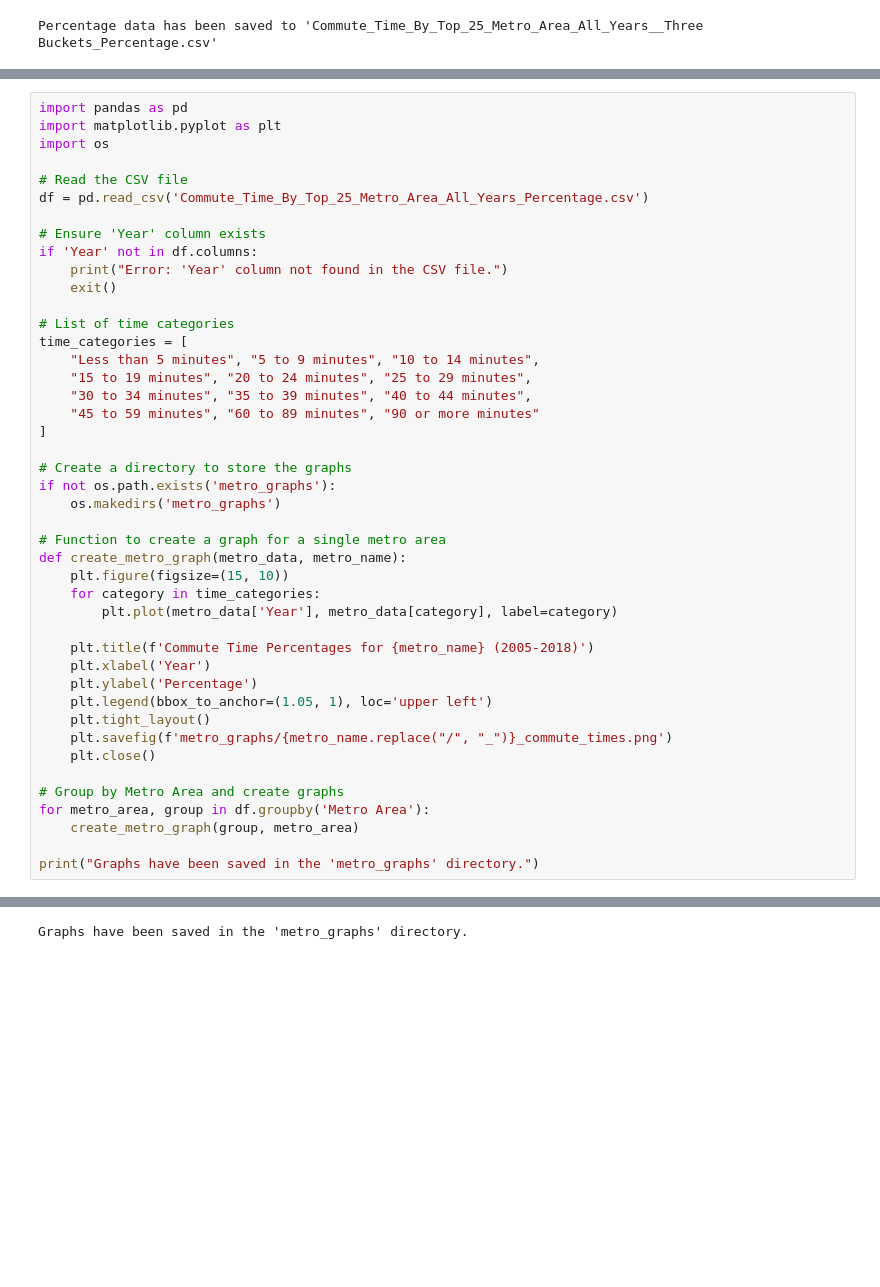
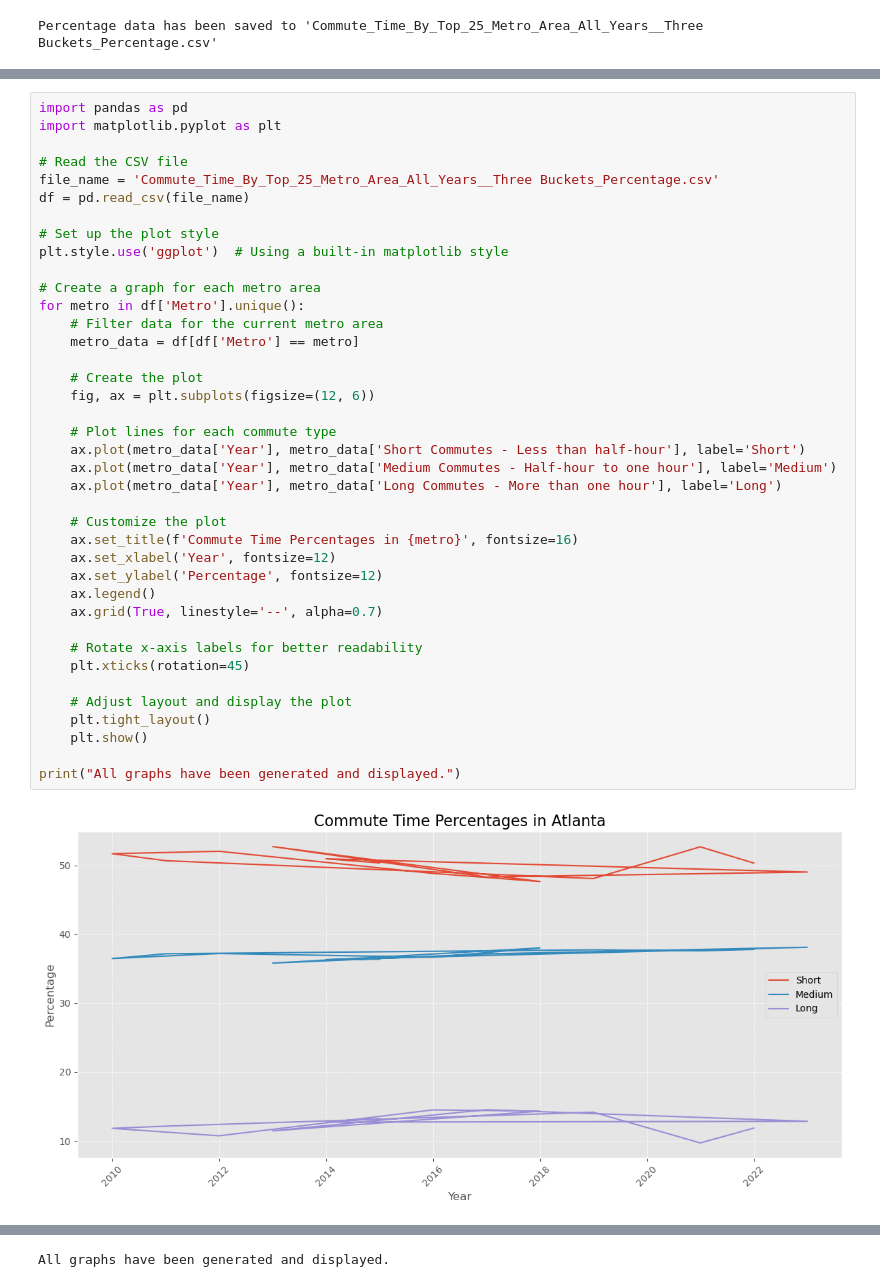
Before and after one commit to tsjohns9/ai-project-2, a Jupyter notebook: Collecting_Data_on_Commute_by_Metro_Area.ipynb, the cells around one changed output, grey strips where cells are left out. Drawn from its saved outputs; the diff is of its cells as text; blank space fills up the shorter version.

```diff
--- a/Collecting_Data_on_Commute_by_Metro_Area.ipynb
+++ b/Collecting_Data_on_Commute_by_Metro_Area.ipynb
@@ -247,45 +275,41 @@ Index(['Metro Area', 'Total', 'Year', 'Short Commutes - Less than half-hour',
 # %%
 import pandas as pd
 import matplotlib.pyplot as plt
-import os
 
 # Read the CSV file
-df = pd.read_csv('Commute_Time_By_Top_25_Metro_Area_All_Years_Percentage.csv')
+file_name = 'Commute_Time_By_Top_25_Metro_Area_All_Years__Three Buckets_Percentage.csv'
+df = pd.read_csv(file_name)
 
-# Ensure 'Year' column exists
-if 'Year' not in df.columns:
-    print("Error: 'Year' column not found in the CSV file.")
-    exit()
+# Set up the plot style
+plt.style.use('ggplot')  # Using a built-in matplotlib style
 
-# List of time categories
-time_categories = [
-    "Less than 5 minutes", "5 to 9 minutes", "10 to 14 minutes",
-    "15 to 19 minutes", "20 to 24 minutes", "25 to 29 minutes",
-    "30 to 34 minutes", "35 to 39 minutes", "40 to 44 minutes",
-    "45 to 59 minutes", "60 to 89 minutes", "90 or more minutes"
-]
+# Create a graph for each metro area
+for metro in df['Metro'].unique():
+    # Filter data for the current metro area
+    metro_data = df[df['Metro'] == metro]
 
-# Create a directory to store the graphs
-if not os.path.exists('metro_graphs'):
-    os.makedirs('metro_graphs')
+    # Create the plot
+    fig, ax = plt.subplots(figsize=(12, 6))
 
-# Function to create a graph for a single metro area
-def create_metro_graph(metro_data, metro_name):
-    plt.figure(figsize=(15, 10))
-    for category in time_categories:
-        plt.plot(metro_data['Year'], metro_data[category], label=category)
+    # Plot lines for each commute type
+    ax.plot(metro_data['Year'], metro_data['Short Commutes - Less than half-hour'], label='Short')
+    ax.plot(metro_data['Year'], metro_data['Medium Commutes - Half-hour to one hour'], label='Medium')
+    ax.plot(metro_data['Year'], metro_data['Long Commutes - More than one hour'], label='Long')
 
-    plt.title(f'Commute Time Percentages for {metro_name} (2005-2018)')
-    plt.xlabel('Year')
-    plt.ylabel('Percentage')
-    plt.legend(bbox_to_anchor=(1.05, 1), loc='upper left')
+    # Customize the plot
+    ax.set_title(f'Commute Time Percentages in {metro}', fontsize=16)
+    ax.set_xlabel('Year', fontsize=12)
+    ax.set_ylabel('Percentage', fontsize=12)
+    ax.legend()
+    ax.grid(True, linestyle='--', alpha=0.7)
+
+    # Rotate x-axis labels for better readability
+    plt.xticks(rotation=45)
+
+    # Adjust layout and display the plot
     plt.tight_layout()
-    plt.savefig(f'metro_graphs/{metro_name.replace("/", "_")}_commute_times.png')
-    plt.close()
+    plt.show()
 
-# Group by Metro Area and create graphs
-for metro_area, group in df.groupby('Metro Area'):
-    create_metro_graph(group, metro_area)
-
-print("Graphs have been saved in the 'metro_graphs' directory.")
+print("All graphs have been generated and displayed.")
 # %% [output]
+[figure, added]
@@ -292 +327 @@ print("Graphs have been saved in the 'metro_graphs' directory.")
-Graphs have been saved in the 'metro_graphs' directory.
+All graphs have been generated and displayed.
```
Also changed, not shown: parts of 4 cells of this notebook, 2 other files.
